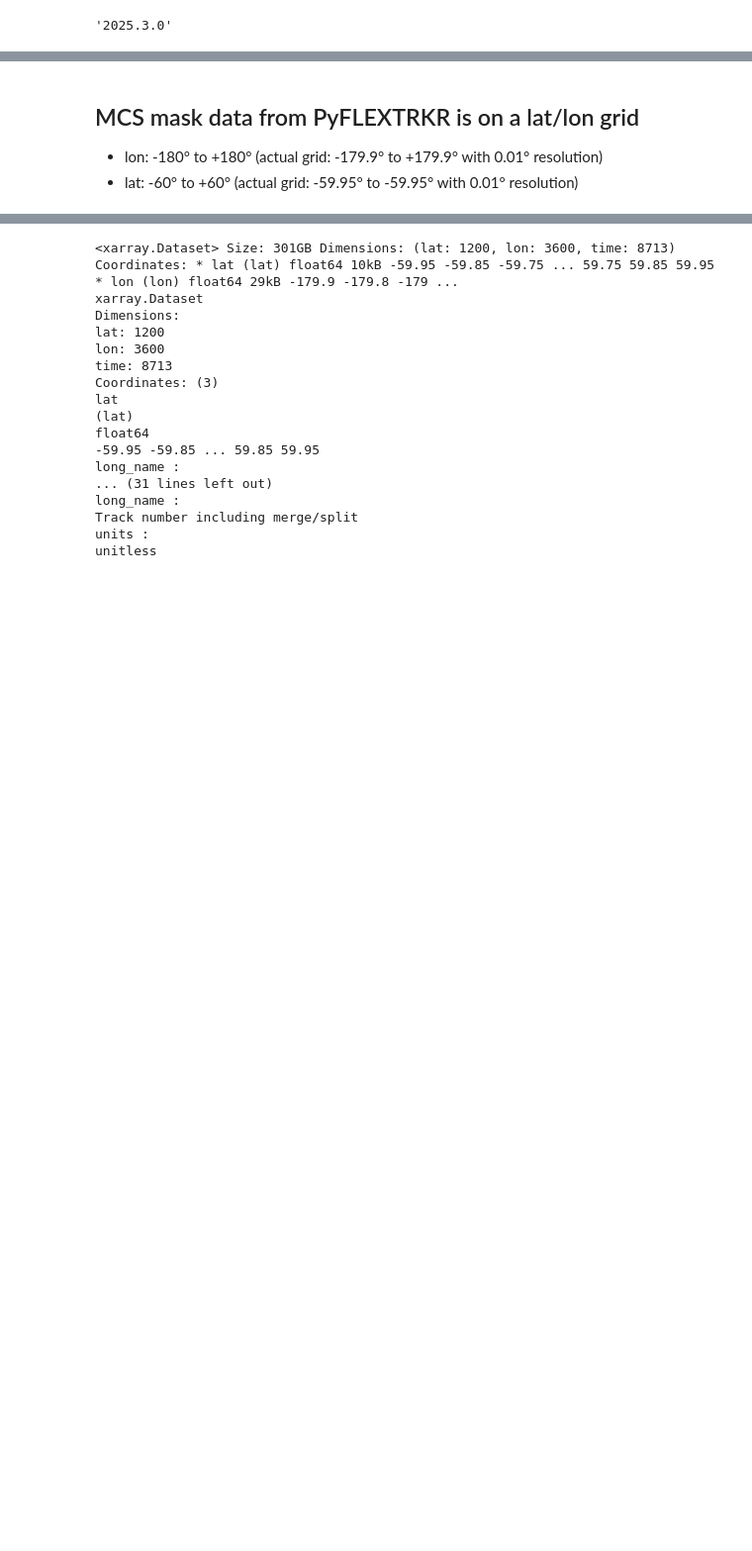
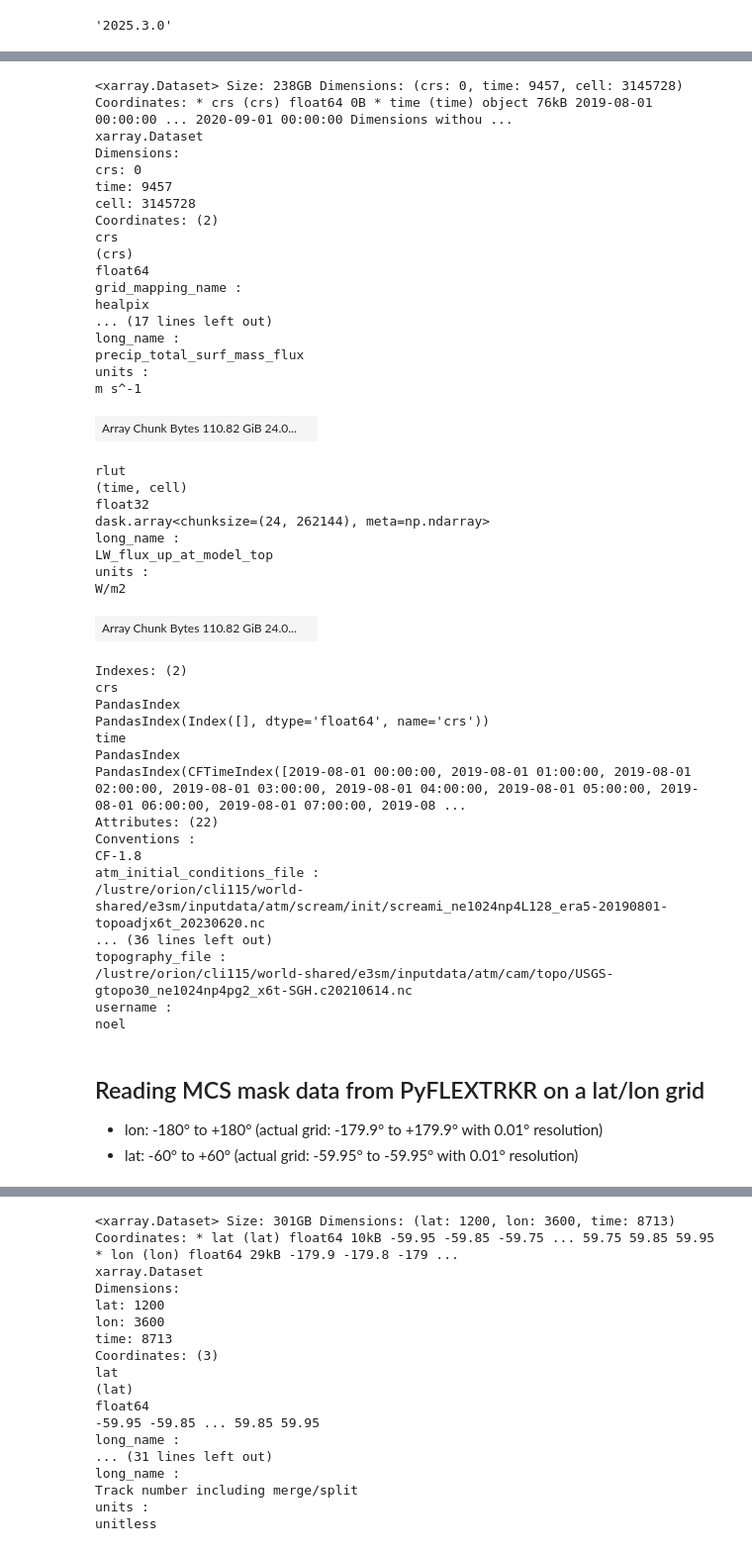
Before and after one commit to trackow/hk25-teams, a Jupyter notebook: hk25-MCS/remap_mcsmask_to_healpix_fullglobe.ipynb, the cells around one changed output, grey strips where cells are left out. Shown at 99% size. Saved outputs shown, nothing was run; the diff lists cells and outputs as text; code cells hidden in the pictures; blank space fills up the shorter version.

```diff
--- a/hk25-MCS/remap_mcsmask_to_healpix_fullglobe.ipynb
+++ b/hk25-MCS/remap_mcsmask_to_healpix_fullglobe.ipynb
@@ -43,0 +27,9 @@ mask_chunks = {"time": min(100, chunksize_time), "lat": "auto", "lon": "auto"}
+# %%
+# Final location (once updated)
+catfn='https://digital-earths-global-hackathon.github.io/catalog/catalog.yaml'
+# Interim Repo location
+catfn='https://raw.githubusercontent.com/digital-earths-global-hackathon/catalog/refs/heads/scream-final2/catalog.yaml'
+
+scream_cat = intake.open_catalog(catfn)
+
+print (list (scream_cat))
@@ -43,0 +69,9 @@ mask_chunks = {"time": min(100, chunksize_time), "lat": "auto", "lon": "auto"}
+# %%
+%%time
+# Get OLR/precip data from catalog
+catalog_params = {'zoom':9}  # Can have multiple parameters
+# Note the use of **catalog_params to pass the parameters
+ds_hp = scream_cat['NERSC']['scream2D_hrly'](**catalog_params).to_dask()
+# ds_hp = scream_cat['NERSC']['scream2D_hrly'](zoom=9).to_dask()
+ds_hp
+# %% [output]
@@ -44,4 +80,48 @@ mask_chunks = {"time": min(100, chunksize_time), "lat": "auto", "lon": "auto"}
+<xarray.Dataset> Size: 238GB Dimensions: (crs: 0, time: 9457, cell: 3145728) Coordinates: * crs (crs) float64 0B * time (time) object 76kB 2019-08-01 00:00:00 ... 2020-09-01 00:00:00 Dimensions withou ...
+xarray.Dataset
+Dimensions:
+crs: 0
+time: 9457
+cell: 3145728
+Coordinates: (2)
+crs
+(crs)
+float64
+grid_mapping_name :
+healpix
+... (17 lines left out)
+long_name :
+precip_total_surf_mass_flux
+units :
+m s^-1
+| Array Chunk Bytes 110.82 GiB 24.0... |  |
+rlut
+(time, cell)
+float32
+dask.array<chunksize=(24, 262144), meta=np.ndarray>
+long_name :
+LW_flux_up_at_model_top
+units :
+W/m2
+| Array Chunk Bytes 110.82 GiB 24.0... |  |
+Indexes: (2)
+crs
+PandasIndex
+PandasIndex(Index([], dtype='float64', name='crs'))
+time
+PandasIndex
+PandasIndex(CFTimeIndex([2019-08-01 00:00:00, 2019-08-01 01:00:00, 2019-08-01 02:00:00, 2019-08-01 03:00:00, 2019-08-01 04:00:00, 2019-08-01 05:00:00, 2019-08-01 06:00:00, 2019-08-01 07:00:00, 2019-08 ...
+Attributes: (22)
+Conventions :
+CF-1.8
+atm_initial_conditions_file :
+/lustre/orion/cli115/world-shared/e3sm/inputdata/atm/scream/init/screami_ne1024np4L128_era5-20190801-topoadjx6t_20230620.nc
+... (36 lines left out)
+topography_file :
+/lustre/orion/cli115/world-shared/e3sm/inputdata/atm/cam/topo/USGS-gtopo30_ne1024np4pg2_x6t-SGH.c20210614.nc
+username :
+noel
 # %% [markdown]
-## MCS mask data from PyFLEXTRKR is on a lat/lon grid
+## Reading MCS mask data from PyFLEXTRKR on a lat/lon grid
 - lon: -180° to +180° (actual grid: -179.9° to +179.9° with 0.01° resolution)
 - lat: -60° to +60° (actual grid: -59.95° to -59.95° with 0.01° resolution)
```
Also changed, not shown: parts of 34 cells of this notebook.
